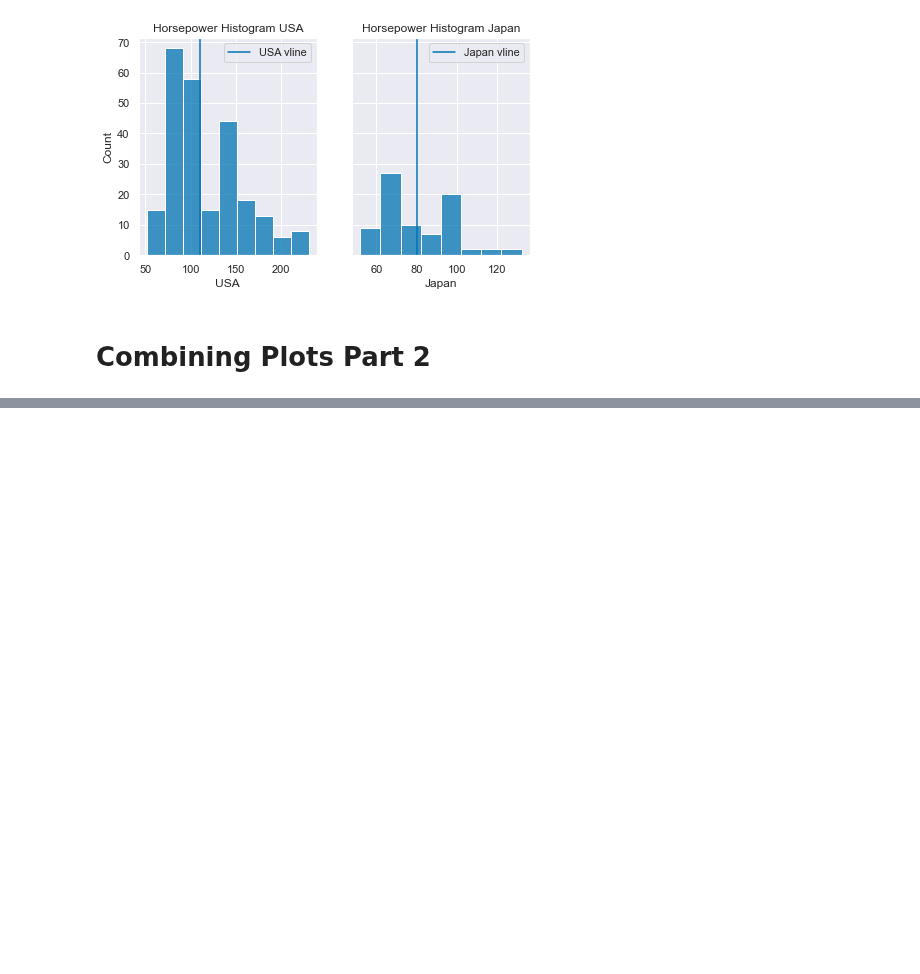
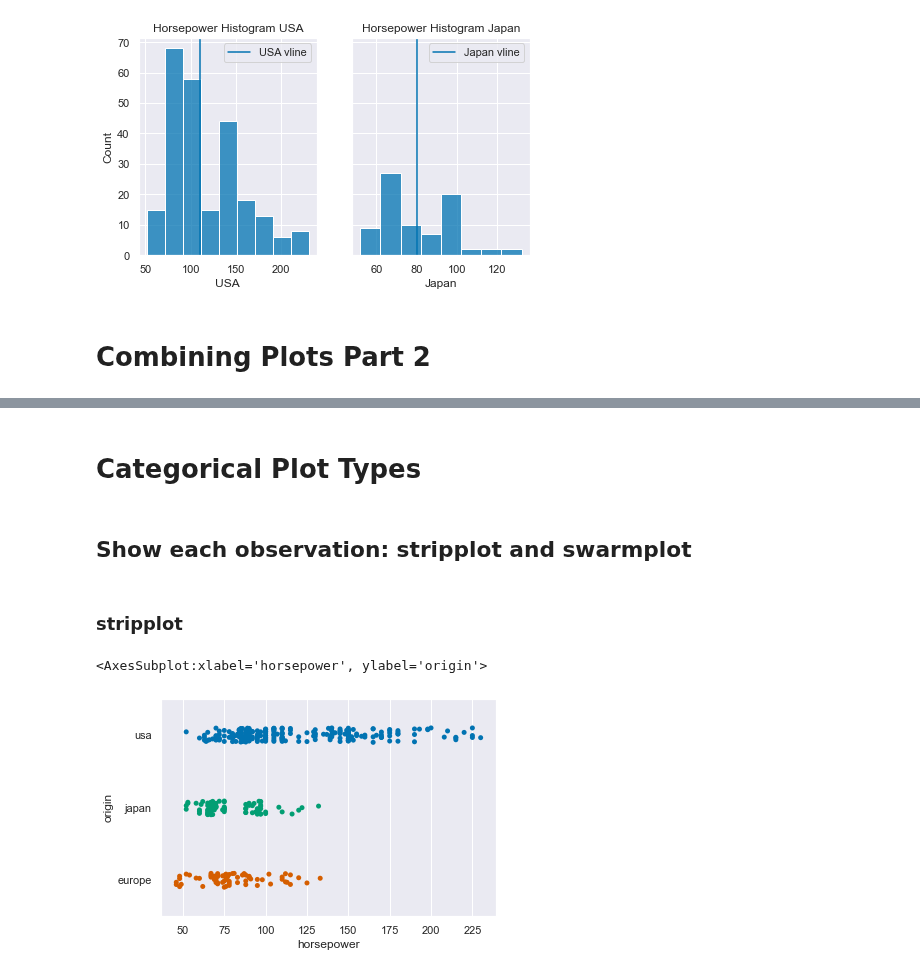
Before and after one commit to Jose-Servin/DataCamp, a Jupyter notebook: Courses/Intermediate_Seaborn/1.1_Intermediate_Seaborn.ipynb, the cells around one changed output, grey strips where cells are left out. Drawn from its saved outputs; the diff is of its cells as text; code cells hidden in the pictures; blank space fills up the shorter version.

```diff
--- a/Courses/Intermediate_Seaborn/1.1_Intermediate_Seaborn.ipynb
+++ b/Courses/Intermediate_Seaborn/1.1_Intermediate_Seaborn.ipynb
@@ -271 +279,12 @@ ax.axvline
 [figure]
+# %% [markdown]
+# Categorical Plot Types
+# %% [markdown]
+## Show each observation: stripplot and swarmplot
+# %% [markdown]
+### stripplot
+# %%
+sns.stripplot(data=df, y='origin', x='horsepower', jitter=True)
+# %% [output]
+<AxesSubplot:xlabel='horsepower', ylabel='origin'>
+[figure, added]
```
Also changed, not shown: parts of 57 cells of this notebook.
